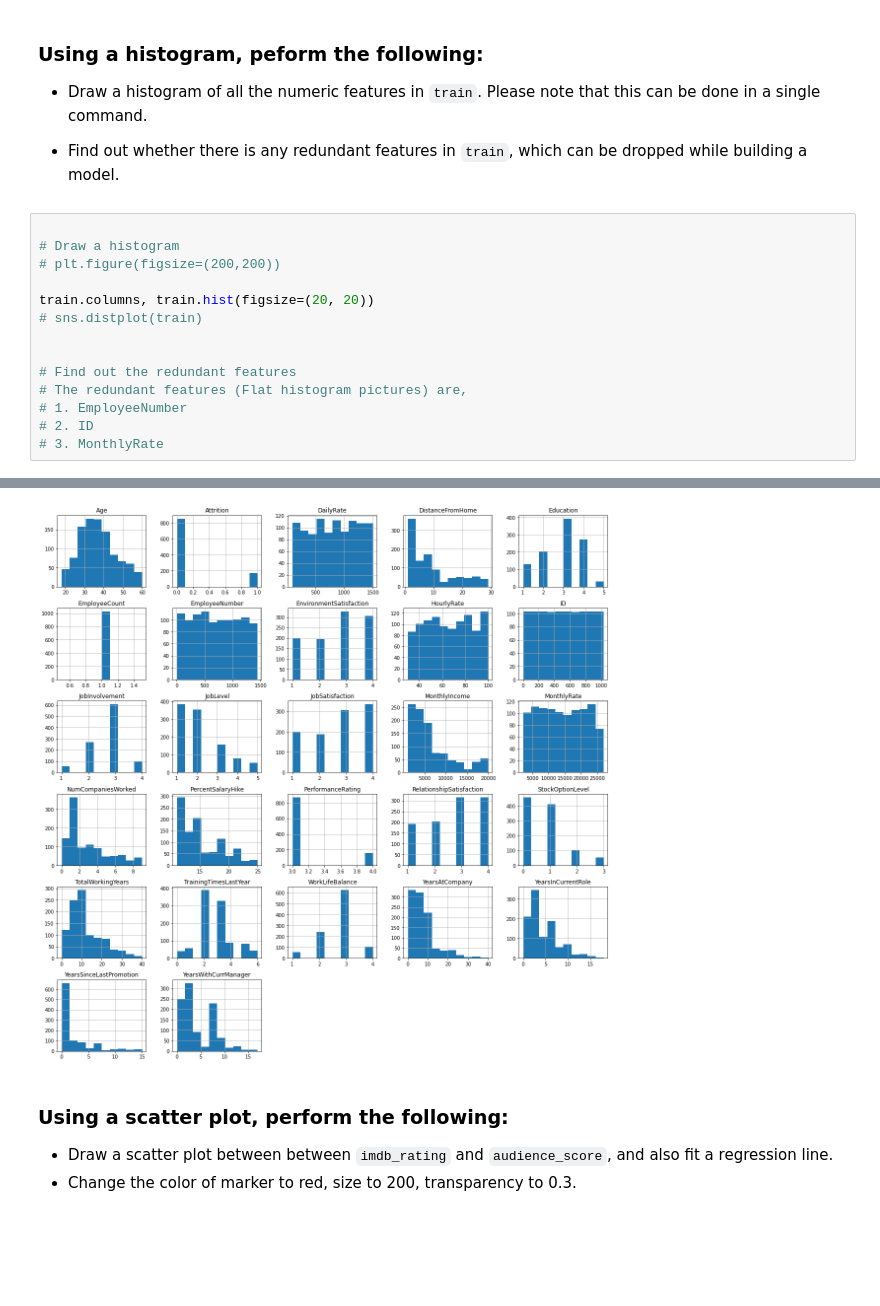
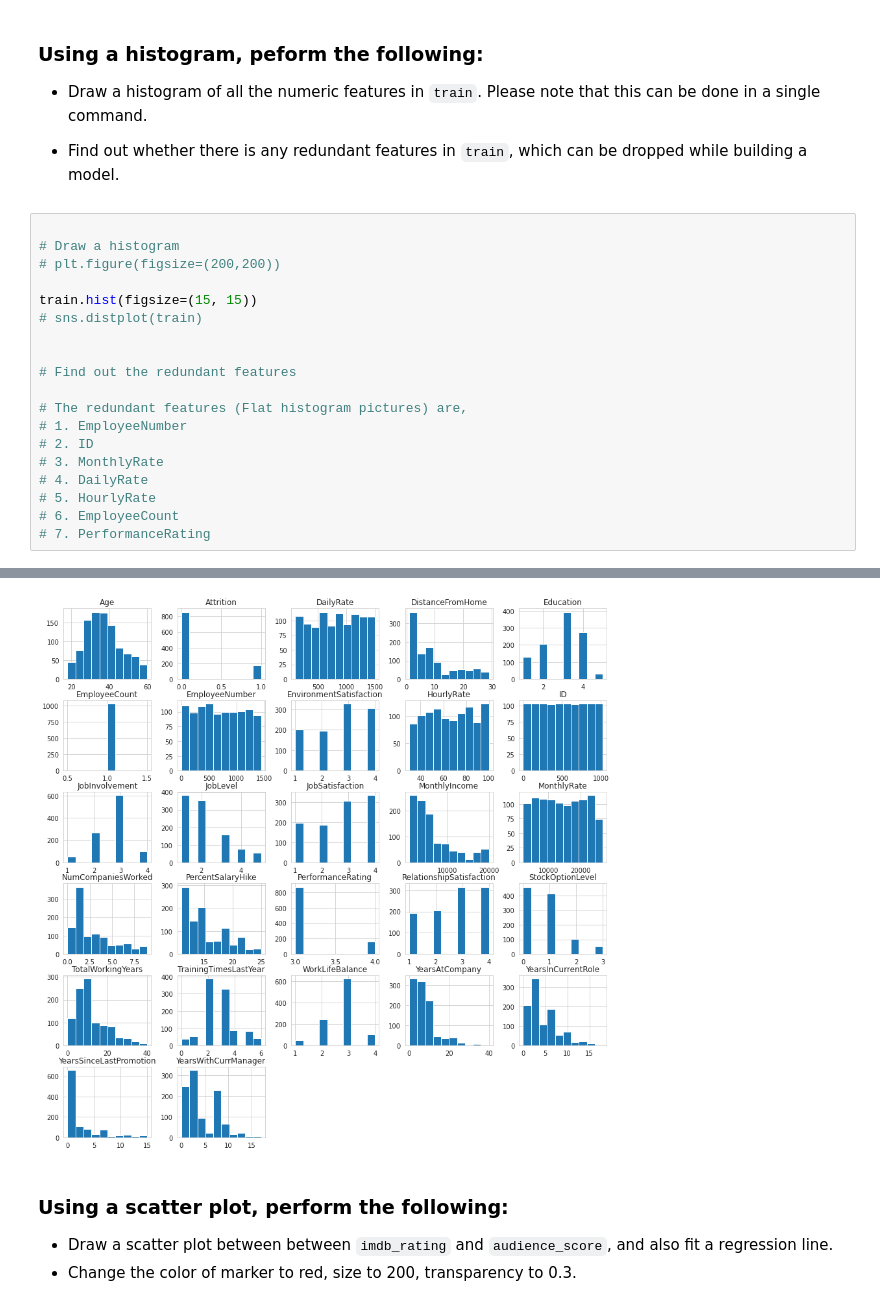
Before and after one commit to Joydeep75/SHALA2020, a Jupyter notebook: Joydeep_DS_L3_20_April_Assignment_3.ipynb, the cells around one changed output, grey strips where cells are left out. Drawn from its saved outputs; the diff is of its cells as text; blank space fills up the shorter version.

```diff
--- a/Joydeep_DS_L3_20_April_Assignment_3.ipynb
+++ b/Joydeep_DS_L3_20_April_Assignment_3.ipynb
@@ -118,13 +118,18 @@ sns.heatmap(movies.corr(), vmin = -1, vmax = 1, center = 0, cmap='coolwarm', ann
 # Draw a histogram
 # plt.figure(figsize=(200,200))
 
-train.columns, train.hist(figsize=(20, 20))
+train.hist(figsize=(15, 15))
 # sns.distplot(train)
 
 
 # Find out the redundant features
+
 # The redundant features (Flat histogram pictures) are,
 # 1. EmployeeNumber
 # 2. ID
 # 3. MonthlyRate
+# 4. DailyRate
+# 5. HourlyRate
+# 6. EmployeeCount
+# 7. PerformanceRating
 # %% [output]
@@ -148,4 +153,4 @@ train.columns, train.hist(figsize=(20, 20))
-[figure, old version]
+[figure, new version]
 # %% [markdown]
 ### Using a scatter plot, perform the following:
 
```
Also changed, not shown: parts of 2 cells of this notebook.
